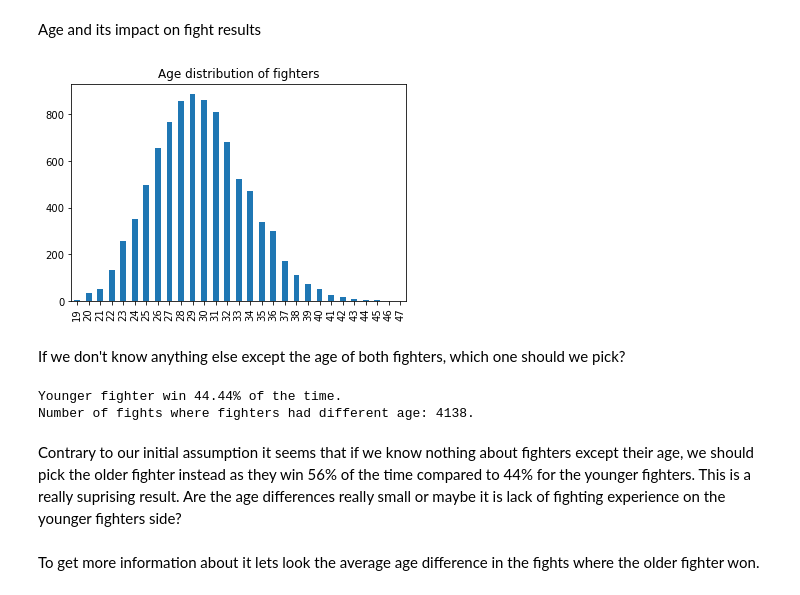
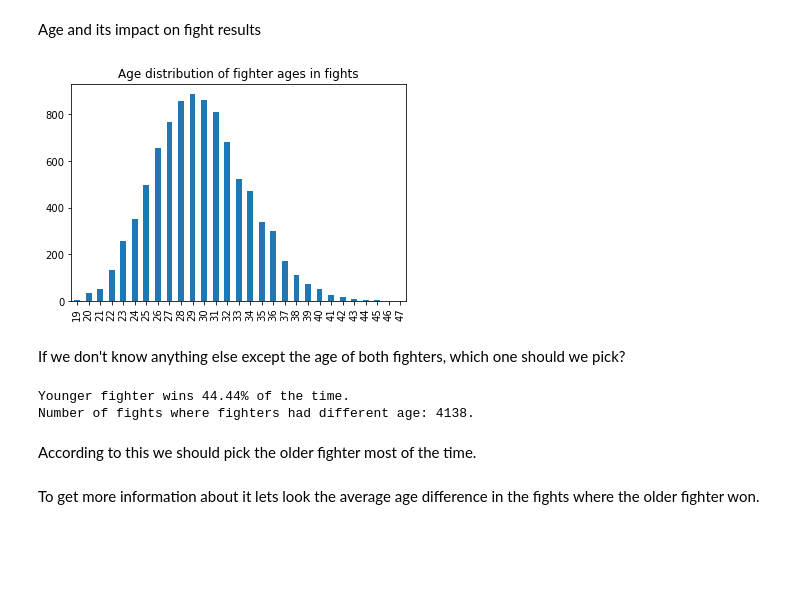
Before and after one commit to Henrik895/FightPrediction, a Jupyter notebook: Tasks/Task1/Age.ipynb, the cells around one changed output. Cells and saved outputs as stored; diff of their text form; code cells hidden in the pictures; blank space fills up the shorter version.

Commit message:
edited task 1 age difference file

```diff
--- a/Tasks/Task1/Age.ipynb
+++ b/Tasks/Task1/Age.ipynb
@@ -7,9 +7,9 @@ data = pd.read_csv('../../data/ufc-master.csv')
 # %%
 ages = pd.concat([data['B_age'], data['R_age']])
 age_counts = ages.value_counts().sort_index()
-age_dist_plot = age_counts.plot(kind='bar', title='Age distribution of fighters')
+age_dist_plot = age_counts.plot(kind='bar', title='Age distribution of fighter ages in fights')
 # %% [output]
-[figure, old version]
+[figure, new version]
 # %% [markdown]
 If we don't know anything else except the age of both fighters, which one should we pick?
 # %%
@@ -24,13 +24,13 @@ for i in range(len(data_filtered)):
     elif (data_filtered['age_dif'].iloc[i] > 0) & (data_filtered['Winner'].iloc[i] == 'Red'):
         younger_wins += 1
 win_ratio = younger_wins / len(data_filtered)
-print("Younger fighter win " + str(round(win_ratio * 100, 2)) + "% of the time.")
+print("Younger fighter wins " + str(round(win_ratio * 100, 2)) + "% of the time.")
 print("Number of fights where fighters had different age: " + str(len(data_filtered)) + ".")
 # %% [output]
-Younger fighter win 44.44% of the time.
+Younger fighter wins 44.44% of the time.
 Number of fights where fighters had different age: 4138.
-# %% [markdown]
-Contrary to our initial assumption it seems that if we know nothing about fighters except their age, we should pick the older fighter instead as they win 56% of the time compared to 44% for the younger fighters. This is a really suprising result. Are the age differences really small or maybe it is lack of fighting experience on the younger fighters side?
+# %% [markdown]
+According to this we should pick the older fighter most of the time.
 # %% [markdown]
 To get more information about it lets look the average age difference in the fights where the older fighter won.
 # %%
```
Also changed, not shown: parts of 9 cells of this notebook, 4 other files.
